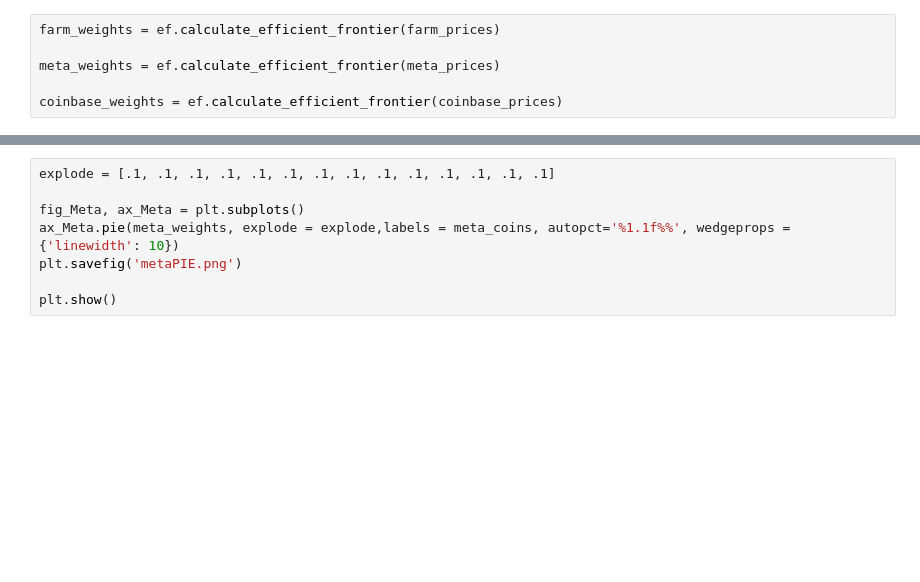
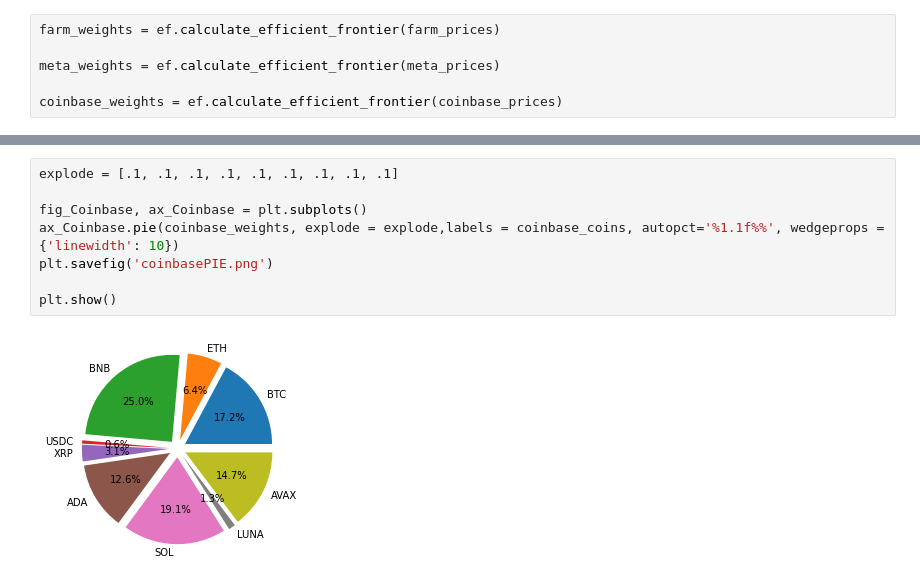
Before and after one commit to stefimaz/Numisma, a Jupyter notebook: IndexBuilder.ipynb, the cells around one changed output, grey strips where cells are left out. Cells and saved outputs as stored; diff of their text form; blank space fills up the shorter version.

Commit message:
All 3 Pie Charts
All 3 Pie charts created and viewable as PNG and within the IndexBuilder.ipynb

```diff
--- a/IndexBuilder.ipynb
+++ b/IndexBuilder.ipynb
@@ -120,8 +120,10 @@ plt.show()
 # %%
-explode = [.1, .1, .1, .1, .1, .1, .1, .1, .1, .1, .1, .1, .1, .1]
+explode = [.1, .1, .1, .1, .1, .1, .1, .1, .1]
 
-fig_Meta, ax_Meta = plt.subplots()
-ax_Meta.pie(meta_weights, explode = explode,labels = meta_coins, autopct='%1.1f%%', wedgeprops = {'linewidth': 10})
-plt.savefig('metaPIE.png')
+fig_Coinbase, ax_Coinbase = plt.subplots()
+ax_Coinbase.pie(coinbase_weights, explode = explode,labels = coinbase_coins, autopct='%1.1f%%', wedgeprops = {'linewidth': 10})
+plt.savefig('coinbasePIE.png')
 
 plt.show()
+# %% [output]
+[figure, added]
```
Also changed, not shown: parts of 3 cells of this notebook, 3 other files.
